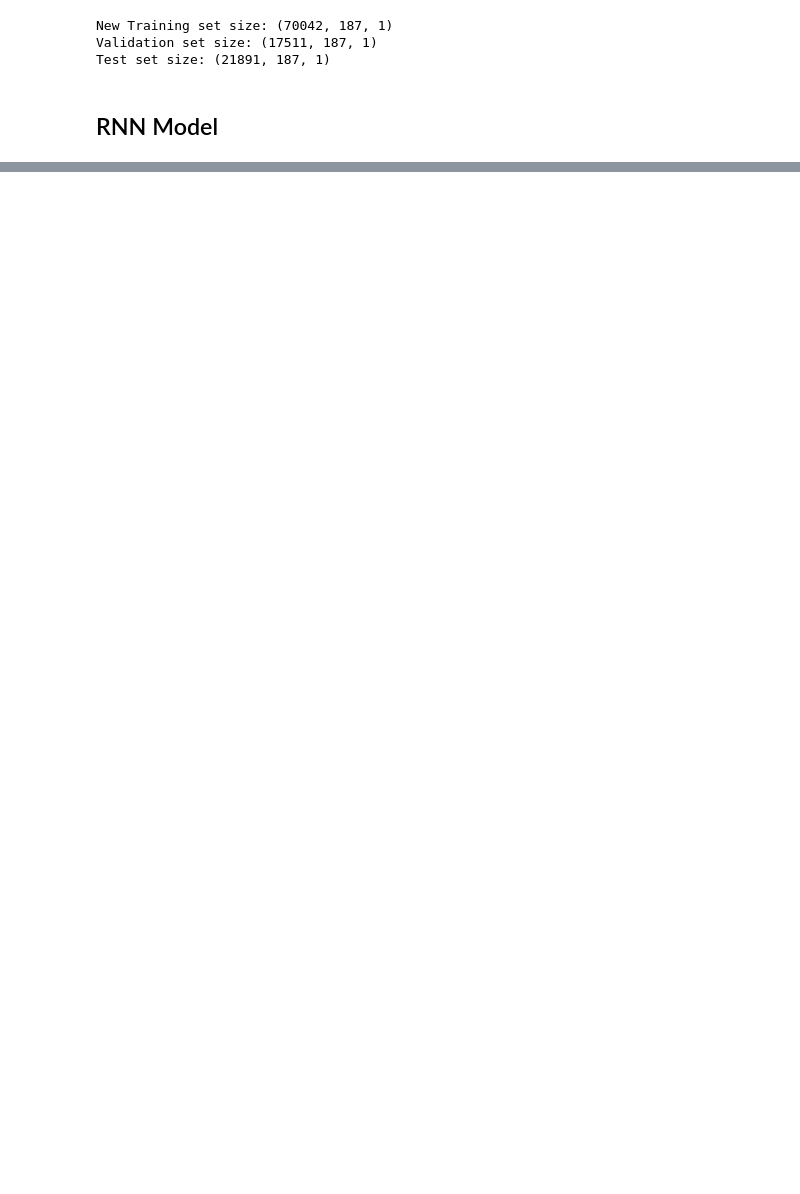
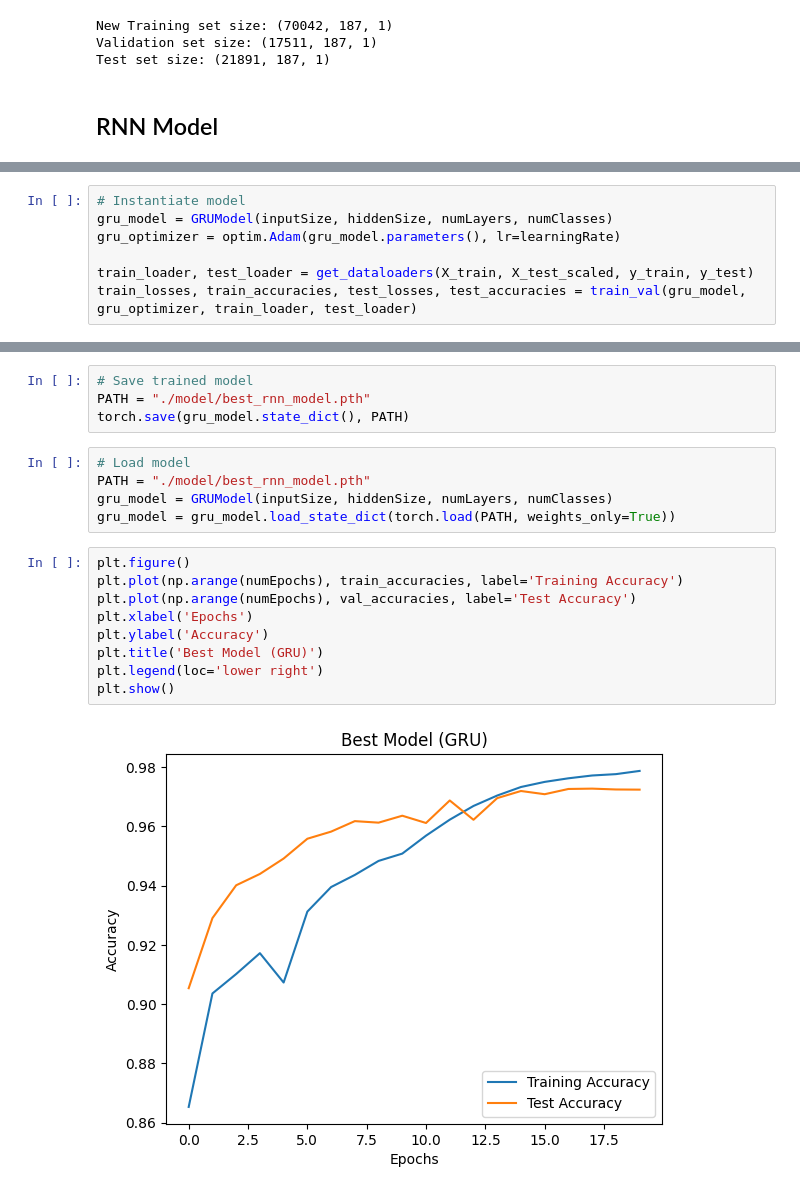
Before and after one commit to RandallCher/Neural-Networks-Project, a Jupyter notebook: RNN.ipynb, the cells around one changed output, grey strips where cells are left out. Drawn from its saved outputs; the diff is of its cells as text; blank space fills up the shorter version.

```diff
--- a/RNN.ipynb
+++ b/RNN.ipynb
@@ -325,0 +535,7 @@ plt.show()
+# %%
+# Instantiate model
+gru_model = GRUModel(inputSize, hiddenSize, numLayers, numClasses)
+gru_optimizer = optim.Adam(gru_model.parameters(), lr=learningRate)
+
+train_loader, test_loader = get_dataloaders(X_train, X_test_scaled, y_train, y_test)
+train_losses, train_accuracies, test_losses, test_accuracies = train_val(gru_model, gru_optimizer, train_loader, test_loader)
@@ -325,0 +563,20 @@ plt.show()
+# %%
+# Save trained model
+PATH = "./model/best_rnn_model.pth"
+torch.save(gru_model.state_dict(), PATH)
+# %%
+# Load model
+PATH = "./model/best_rnn_model.pth"
+gru_model = GRUModel(inputSize, hiddenSize, numLayers, numClasses)
+gru_model = gru_model.load_state_dict(torch.load(PATH, weights_only=True))
+# %%
+plt.figure()
+plt.plot(np.arange(numEpochs), train_accuracies, label='Training Accuracy')
+plt.plot(np.arange(numEpochs), val_accuracies, label='Test Accuracy')
+plt.xlabel('Epochs')
+plt.ylabel('Accuracy')
+plt.title('Best Model (GRU)')
+plt.legend(loc='lower right')
+plt.show()
+# %% [output]
+[figure, added]
```
Also changed, not shown: parts of 31 cells of this notebook, 4 other files.
